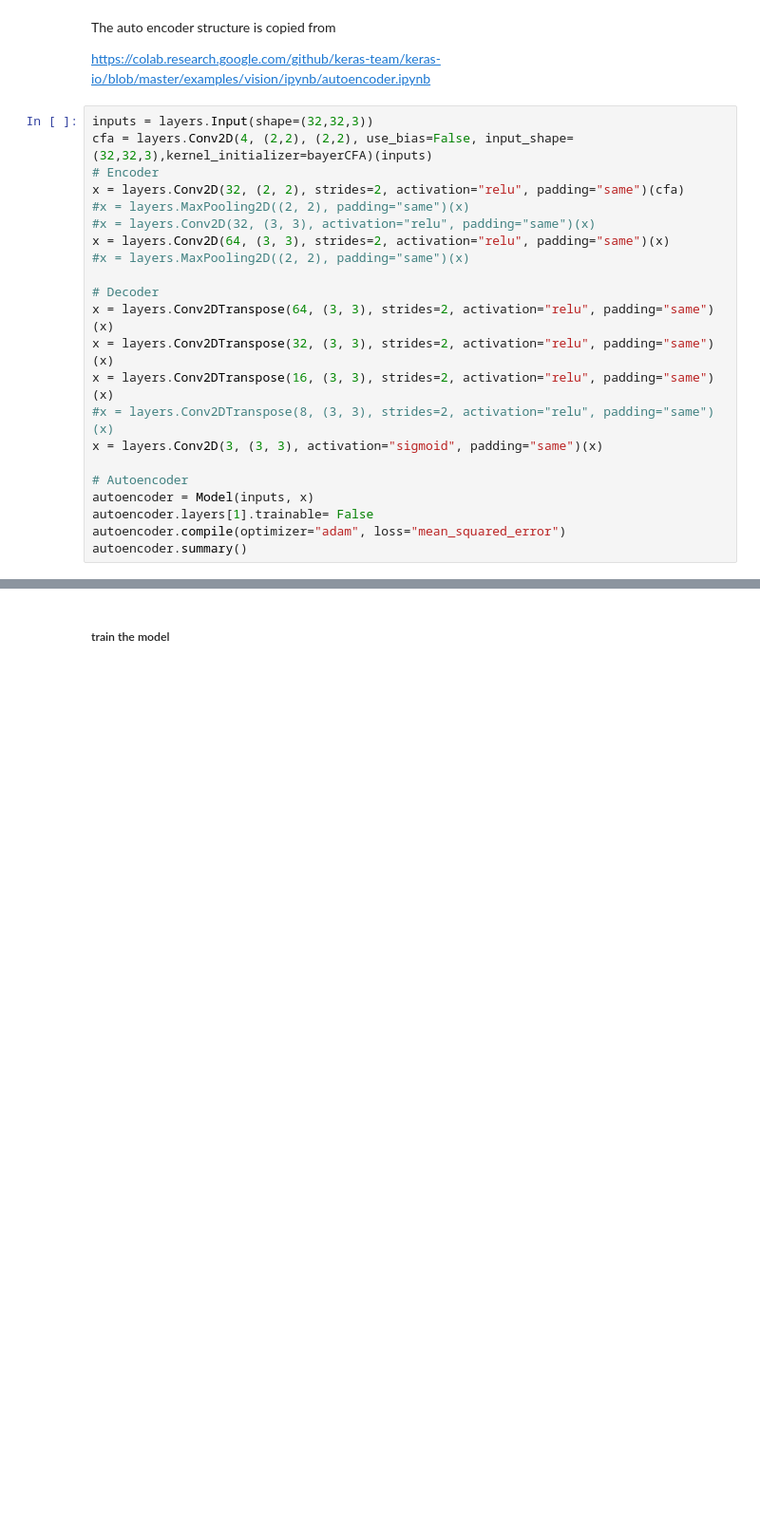
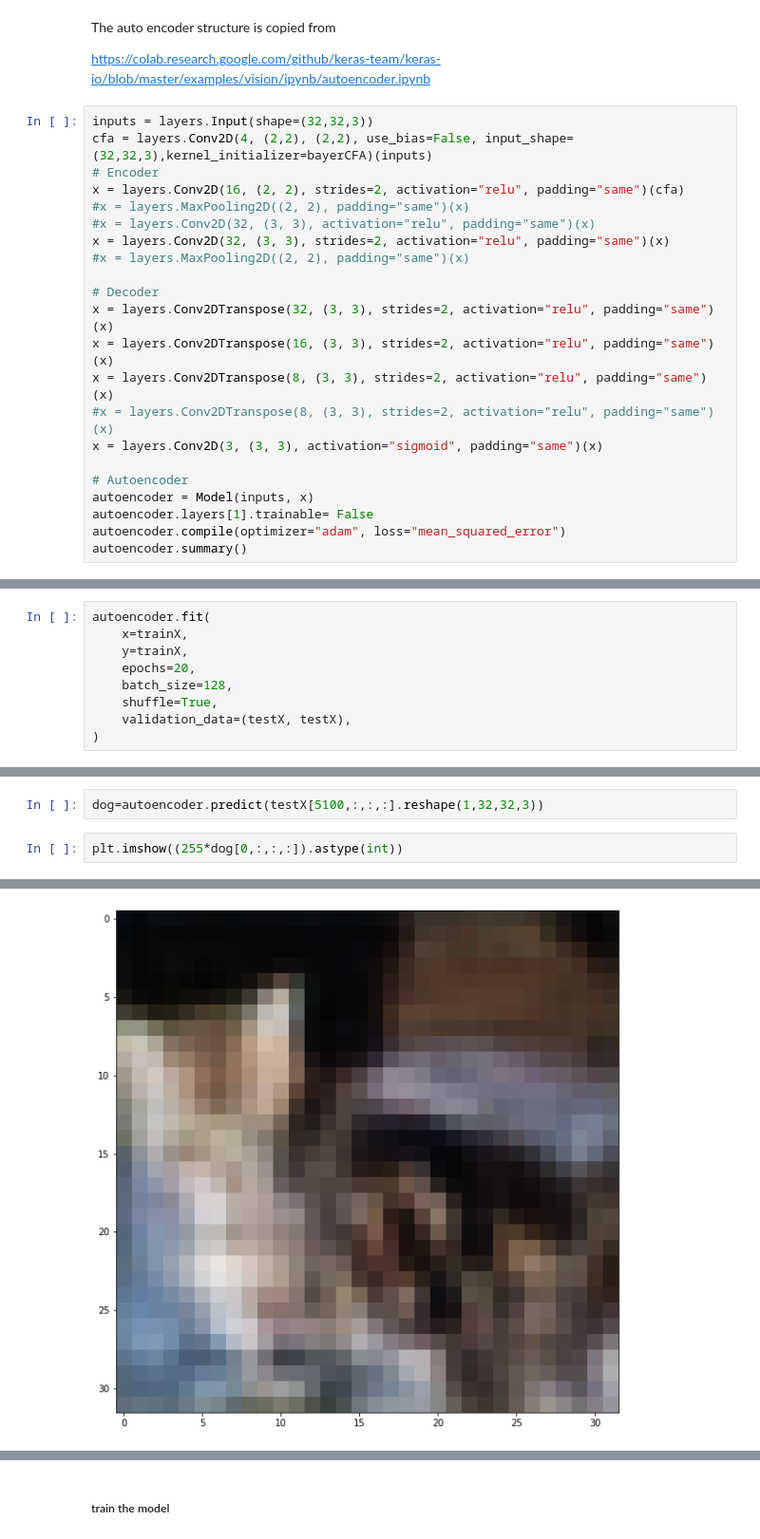
Before and after one commit to djbradyAtOpticalSciencesArizona/computationalImaging, a Jupyter notebook: inverseProblems/neuralDemosaicing.ipynb, the cells around one changed output, grey strips where cells are left out. Shown at 95% size. Cells and saved outputs as stored; diff of their text form; blank space fills up the shorter version.

```diff
--- a/inverseProblems/neuralDemosaicing.ipynb
+++ b/inverseProblems/neuralDemosaicing.ipynb
@@ -106,16 +104,16 @@ https://colab.research.google.com/github/keras-team/keras-io/blob/master/example
 inputs = layers.Input(shape=(32,32,3))
 cfa = layers.Conv2D(4, (2,2), (2,2), use_bias=False, input_shape=(32,32,3),kernel_initializer=bayerCFA)(inputs)
 # Encoder
-x = layers.Conv2D(32, (2, 2), strides=2, activation="relu", padding="same")(cfa)
+x = layers.Conv2D(16, (2, 2), strides=2, activation="relu", padding="same")(cfa)
 #x = layers.MaxPooling2D((2, 2), padding="same")(x)
 #x = layers.Conv2D(32, (3, 3), activation="relu", padding="same")(x)
-x = layers.Conv2D(64, (3, 3), strides=2, activation="relu", padding="same")(x)
+x = layers.Conv2D(32, (3, 3), strides=2, activation="relu", padding="same")(x)
 #x = layers.MaxPooling2D((2, 2), padding="same")(x)
 
 # Decoder
-x = layers.Conv2DTranspose(64, (3, 3), strides=2, activation="relu", padding="same")(x)
 x = layers.Conv2DTranspose(32, (3, 3), strides=2, activation="relu", padding="same")(x)
 x = layers.Conv2DTranspose(16, (3, 3), strides=2, activation="relu", padding="same")(x)
+x = layers.Conv2DTranspose(8, (3, 3), strides=2, activation="relu", padding="same")(x)
 #x = layers.Conv2DTranspose(8, (3, 3), strides=2, activation="relu", padding="same")(x)
 x = layers.Conv2D(3, (3, 3), activation="sigmoid", padding="same")(x)
 
@@ -144,0 +155,9 @@ _________________________________________________________________
+# %%
+autoencoder.fit(
+    x=trainX,
+    y=trainX,
+    epochs=20,
+    batch_size=128,
+    shuffle=True,
+    validation_data=(testX, testX),
+)
@@ -144,0 +183,5 @@ _________________________________________________________________
+# %%
+dog=autoencoder.predict(testX[5100,:,:,:].reshape(1,32,32,3))
+# %%
+plt.imshow((255*dog[0,:,:,:]).astype(int))
+# %% [output]
@@ -144,0 +189 @@ _________________________________________________________________
+[figure, added]
```
Also changed, not shown: parts of 14 cells of this notebook.
